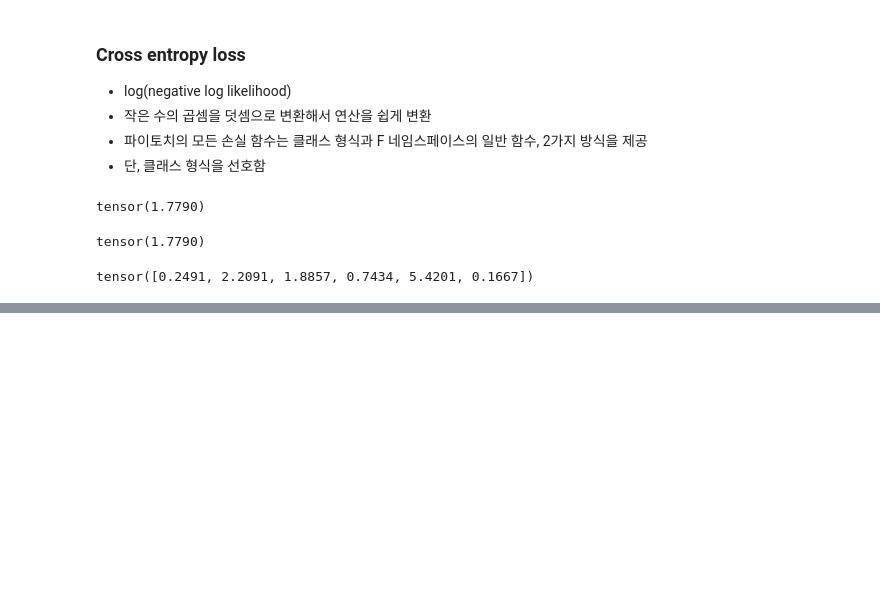
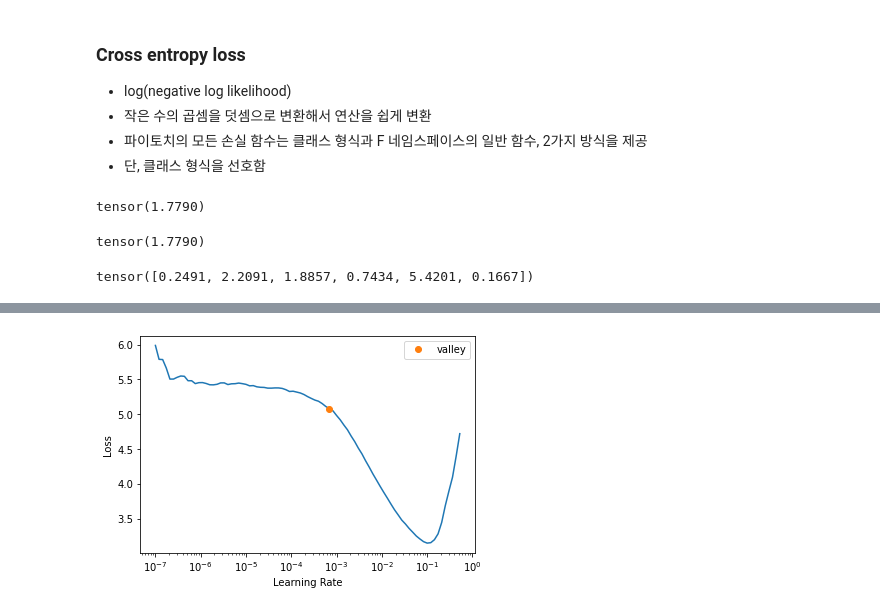
Before and after one commit to dream2globe/fastai, a Jupyter notebook: ch5_image_classification.ipynb, the cells around one changed output, grey strips where cells are left out. Saved outputs shown, nothing was run; the diff lists cells and outputs as text; code cells hidden in the pictures; blank space fills up the shorter version.

```diff
--- a/ch5_image_classification.ipynb
+++ b/ch5_image_classification.ipynb
@@ -187,0 +205,4 @@ tensor([0.2491, 2.2091, 1.8857, 0.7434, 5.4201, 0.1667])
+# %%
+learn = cnn_learner(dls, resnet34, metrics=error_rate)
+suggested_lr = learn.lr_find()  # log scale
+# %% [output]
@@ -187,0 +210 @@ tensor([0.2491, 2.2091, 1.8857, 0.7434, 5.4201, 0.1667])
+[figure, added]
```
Also changed, not shown: parts of 20 cells of this notebook, 1 other file.
